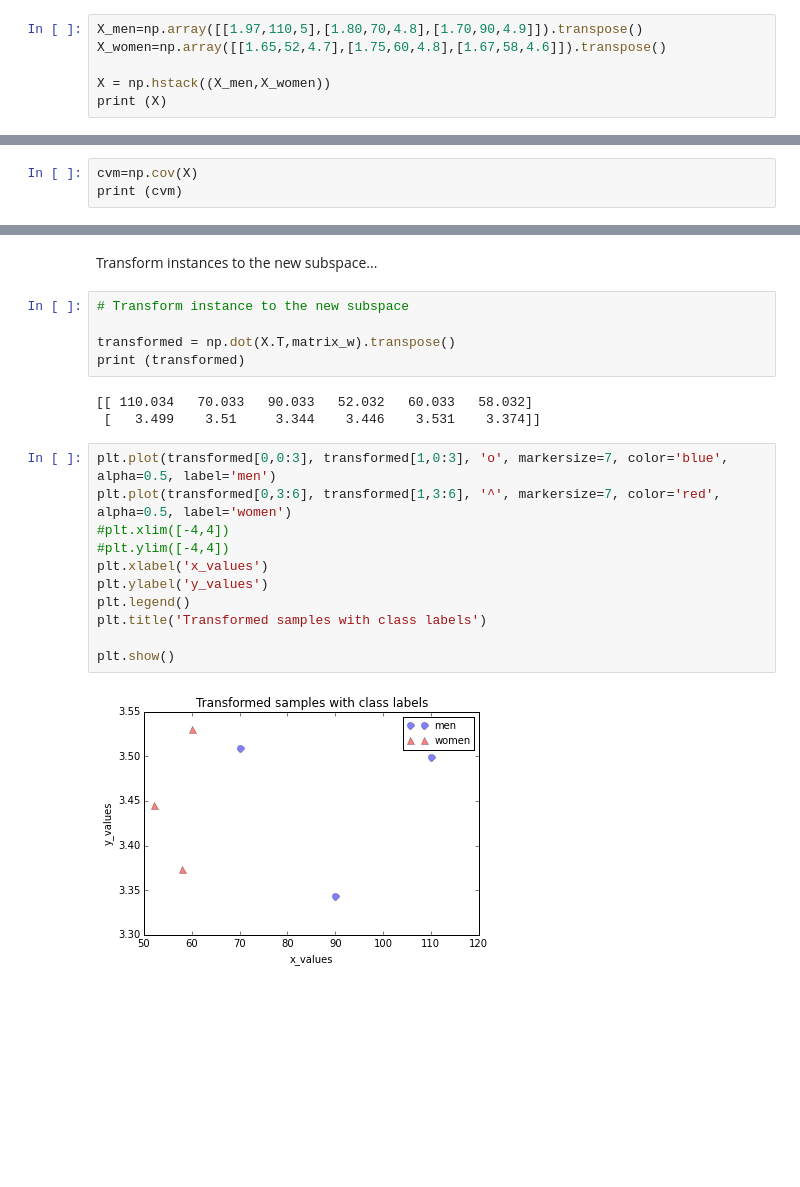
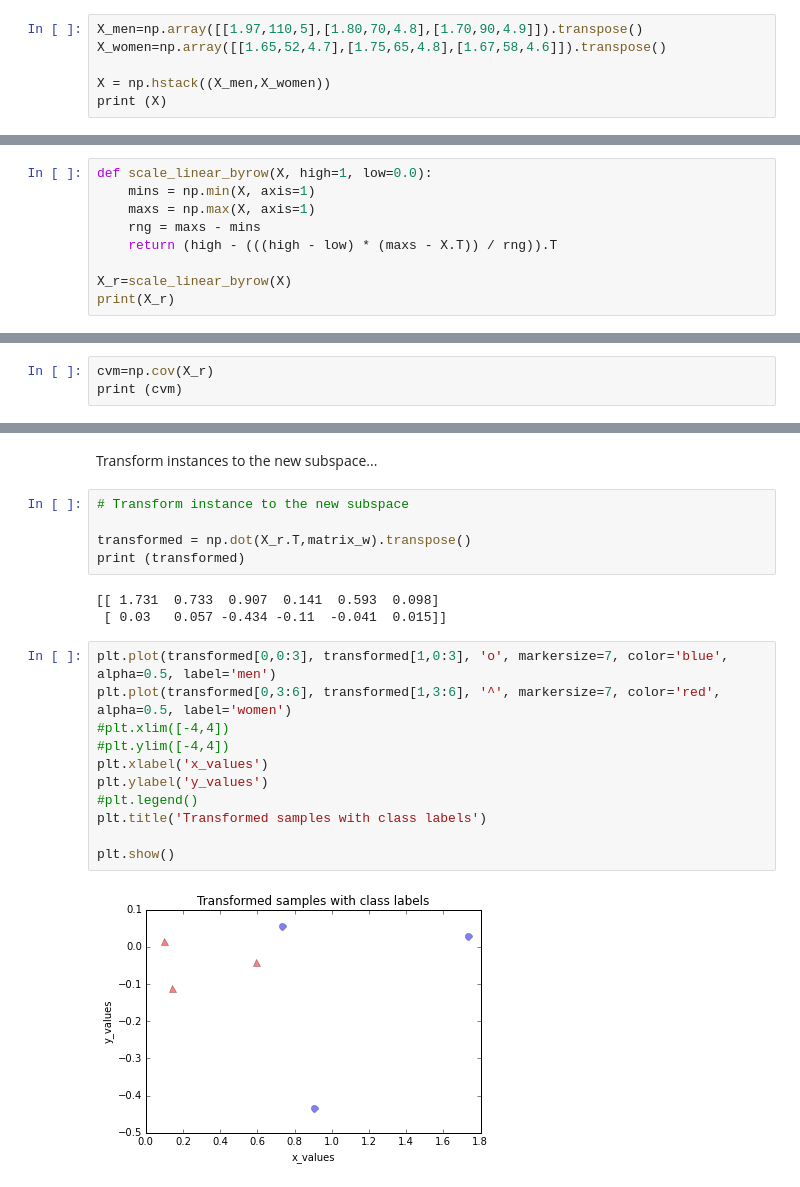
Before and after one commit to gmonce/datascience, a Jupyter notebook: src/Just some notes on PCA in Python.ipynb, the cells around one changed output, grey strips where cells are left out. Cells and saved outputs as stored; diff of their text form; blank space fills up the shorter version.

Commit message:
Upgraded the matrix for data scientists document

```diff
--- a/src/Just some notes on PCA in Python.ipynb
+++ b/src/Just some notes on PCA in Python.ipynb
@@ -16,7 +16,7 @@ from matplotlib.patches import FancyArrowPatch
 Let us define a very simple dataset, with 6 people, identified by their heigth, weigth, and the length of their middle finger (?). Each column is an instance, with 3 attributes.
 # %%
 X_men=np.array([[1.97,110,5],[1.80,70,4.8],[1.70,90,4.9]]).transpose()
-X_women=np.array([[1.65,52,4.7],[1.75,60,4.8],[1.67,58,4.6]]).transpose()
+X_women=np.array([[1.65,52,4.7],[1.75,65,4.8],[1.67,58,4.6]]).transpose()
 
 X = np.hstack((X_men,X_women))
 print (X)
@@ -26,0 +29,9 @@ print (X)
+# %%
+def scale_linear_byrow(X, high=1, low=0.0):
+    mins = np.min(X, axis=1)
+    maxs = np.max(X, axis=1)
+    rng = maxs - mins
+    return (high - (((high - low) * (maxs - X.T)) / rng)).T
+
+X_r=scale_linear_byrow(X)
+print(X_r)
@@ -65,6 +69,6 @@ Variances: [   0.012  416.889    0.017]
 # %% [markdown]
 Now, obtain the covariance matrix for our sample
 # %%
-cvm=np.cov(X)
+cvm=np.cov(X_r)
 print (cvm)
 # %% [output]
@@ -137,22 +141,22 @@ Transform instances to the new subspace...
 # %%
 # Transform instance to the new subspace
 
-transformed = np.dot(X.T,matrix_w).transpose()
+transformed = np.dot(X_r.T,matrix_w).transpose()
 print (transformed)
 # %% [output]
-[[ 110.034   70.033   90.033   52.032   60.033   58.032]
- [   3.499    3.51     3.344    3.446    3.531    3.374]]
+[[ 1.731  0.733  0.907  0.141  0.593  0.098]
+ [ 0.03   0.057 -0.434 -0.11  -0.041  0.015]]
 # %%
 plt.plot(transformed[0,0:3], transformed[1,0:3], 'o', markersize=7, color='blue', alpha=0.5, label='men')
 plt.plot(transformed[0,3:6], transformed[1,3:6], '^', markersize=7, color='red', alpha=0.5, label='women')
 #plt.xlim([-4,4])
 #plt.ylim([-4,4])
 plt.xlabel('x_values')
 plt.ylabel('y_values')
-plt.legend()
+#plt.legend()
 plt.title('Transformed samples with class labels')
 
 plt.show()
 # %% [output]
-[figure, old version]
+[figure, new version]
 # %%
```
Also changed, not shown: parts of 14 cells of this notebook.
